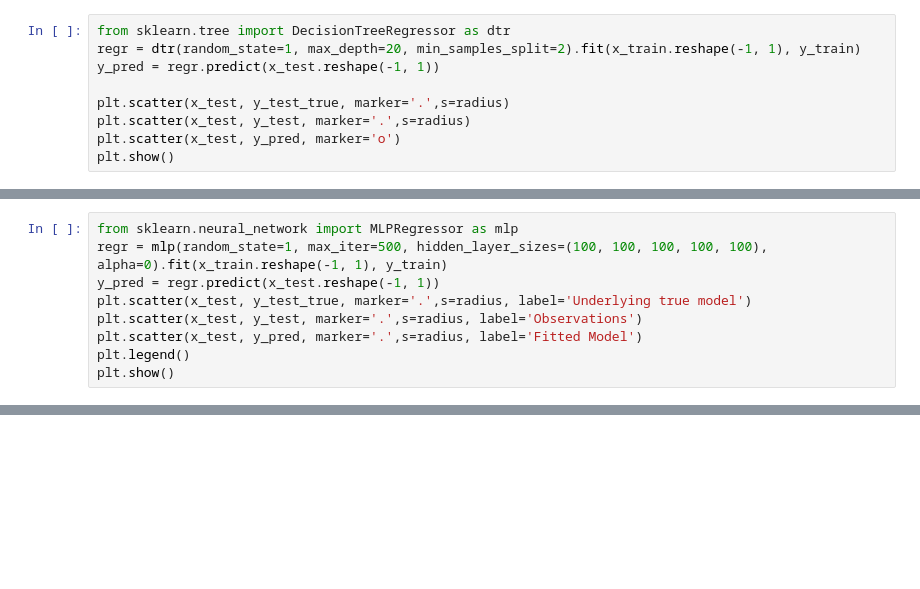
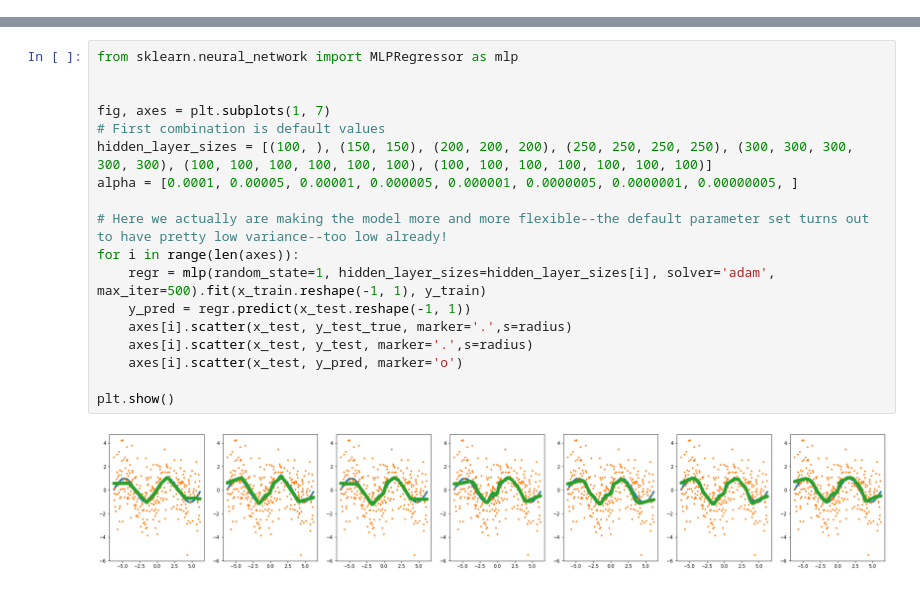
Before and after one commit to alex-lt-kong/data-science, a Jupyter notebook: bias-variance-trade-off.ipynb, the cells around one changed output, grey strips where cells are left out. Cells and saved outputs as stored; diff of their text form; blank space fills up the shorter version.

```diff
--- a/bias-variance-trade-off.ipynb
+++ b/bias-variance-trade-off.ipynb
@@ -45,9 +76,0 @@ plt.show()
-# %%
-from sklearn.tree import DecisionTreeRegressor as dtr
-regr = dtr(random_state=1, max_depth=20, min_samples_split=2).fit(x_train.reshape(-1, 1), y_train)
-y_pred = regr.predict(x_test.reshape(-1, 1))
-
-plt.scatter(x_test, y_test_true, marker='.',s=radius)
-plt.scatter(x_test, y_test, marker='.',s=radius)
-plt.scatter(x_test, y_pred, marker='o')
-plt.show()
@@ -56,9 +76,0 @@ plt.show()
-# %%
-from sklearn.neural_network import MLPRegressor as mlp
-regr = mlp(random_state=1, max_iter=500, hidden_layer_sizes=(100, 100, 100, 100, 100), alpha=0).fit(x_train.reshape(-1, 1), y_train)
-y_pred = regr.predict(x_test.reshape(-1, 1))
-plt.scatter(x_test, y_test_true, marker='.',s=radius, label='Underlying true model')
-plt.scatter(x_test, y_test, marker='.',s=radius, label='Observations')
-plt.scatter(x_test, y_pred, marker='.',s=radius, label='Fitted Model')
-plt.legend()
-plt.show()
@@ -66,0 +82,20 @@ plt.show()
+# %%
+from sklearn.neural_network import MLPRegressor as mlp
+
+
+fig, axes = plt.subplots(1, 7)
+# First combination is default values
+hidden_layer_sizes = [(100, ), (150, 150), (200, 200, 200), (250, 250, 250, 250), (300, 300, 300, 300, 300), (100, 100, 100, 100, 100, 100), (100, 100, 100, 100, 100, 100, 100)]
+alpha = [0.0001, 0.00005, 0.00001, 0.000005, 0.000001, 0.0000005, 0.0000001, 0.00000005, ]
+
+# Here we actually are making the model more and more flexible--the default parameter set turns out to have pretty low variance--too low already!
+for i in range(len(axes)):
+    regr = mlp(random_state=1, hidden_layer_sizes=hidden_layer_sizes[i], solver='adam', max_iter=500).fit(x_train.reshape(-1, 1), y_train)
+    y_pred = regr.predict(x_test.reshape(-1, 1))
+    axes[i].scatter(x_test, y_test_true, marker='.',s=radius)
+    axes[i].scatter(x_test, y_test, marker='.',s=radius)
+    axes[i].scatter(x_test, y_pred, marker='o')
+
+plt.show()
+# %% [output]
+[figure, added]
```
Also changed, not shown: parts of 15 cells of this notebook.
